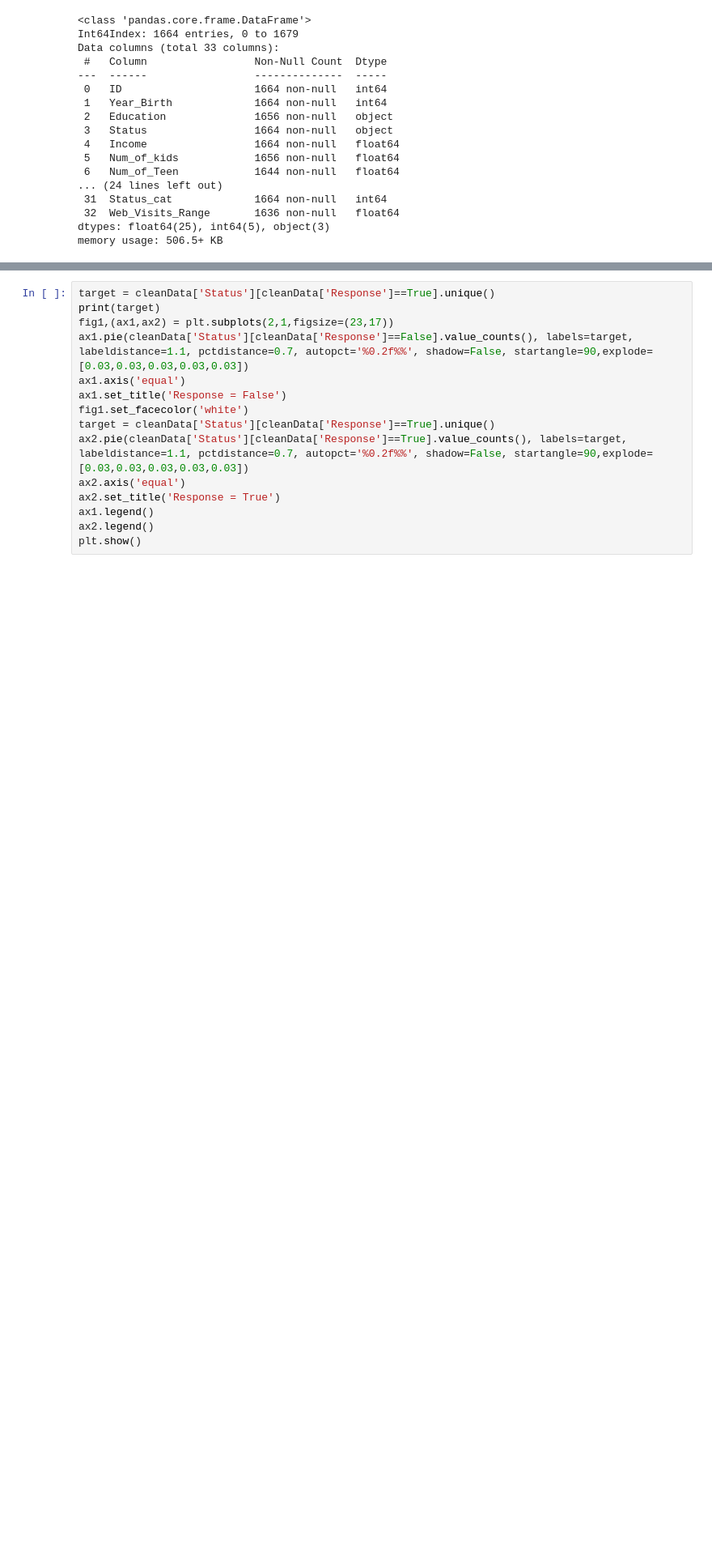
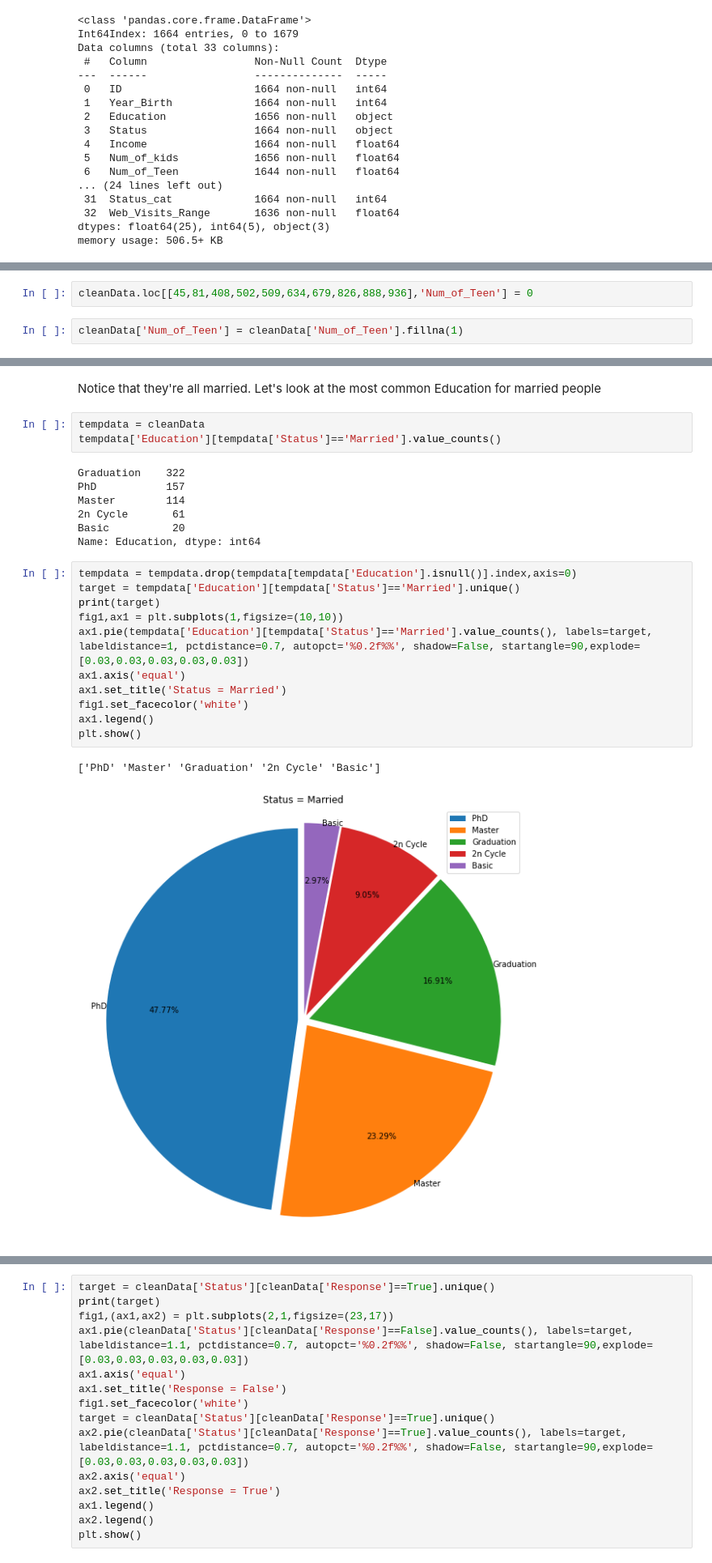
Before and after one commit to parzival0152/datamine, a Jupyter notebook: main.ipynb, the cells around one changed output, grey strips where cells are left out. Shown at 81% size. Cells and saved outputs as stored; diff of their text form; blank space fills up the shorter version.

```diff
--- a/main.ipynb
+++ b/main.ipynb
@@ -985,0 +1131,4 @@ dtype: int64
+# %%
+cleanData.loc[[45,81,408,502,509,634,679,826,888,936],'Num_of_Teen'] = 0
+# %%
+cleanData['Num_of_Teen'] = cleanData['Num_of_Teen'].fillna(1)
@@ -985,0 +1175,26 @@ dtype: int64
+# %% [markdown]
+Notice that they're all married. Let's look at the most common Education for married people
+# %%
+tempdata = cleanData
+tempdata['Education'][tempdata['Status']=='Married'].value_counts()
+# %% [output]
+Graduation    322
+PhD           157
+Master        114
+2n Cycle       61
+Basic          20
+Name: Education, dtype: int64
+# %%
+tempdata = tempdata.drop(tempdata[tempdata['Education'].isnull()].index,axis=0)
+target = tempdata['Education'][tempdata['Status']=='Married'].unique()
+print(target)
+fig1,ax1 = plt.subplots(1,figsize=(10,10))
+ax1.pie(tempdata['Education'][tempdata['Status']=='Married'].value_counts(), labels=target, labeldistance=1, pctdistance=0.7, autopct='%0.2f%%', shadow=False, startangle=90,explode=[0.03,0.03,0.03,0.03,0.03])
+ax1.axis('equal')
+ax1.set_title('Status = Married')
+fig1.set_facecolor('white')
+ax1.legend()
+plt.show()
+# %% [output]
+['PhD' 'Master' 'Graduation' '2n Cycle' 'Basic']
+[figure, added]
```
Also changed, not shown: parts of 59 cells of this notebook, 1 other file.
